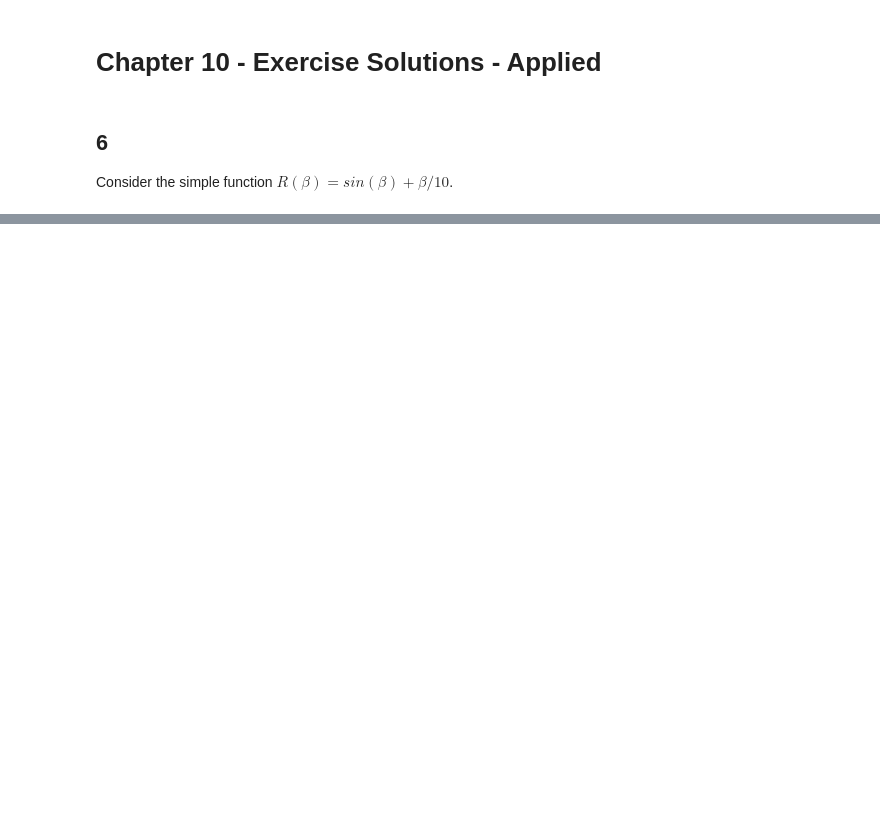
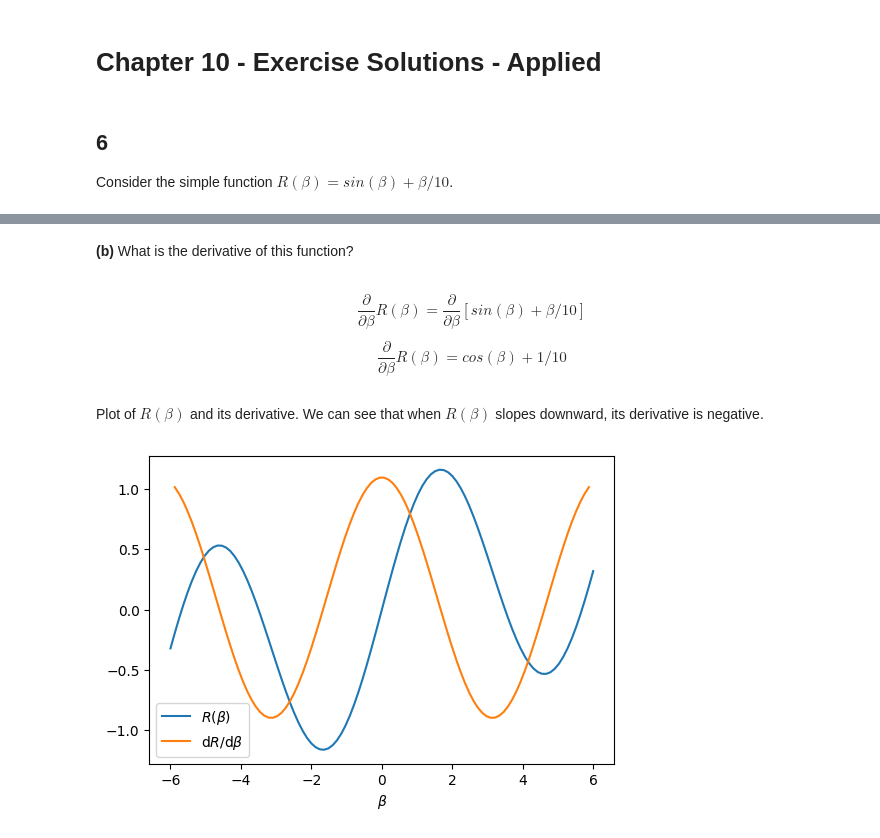
Before and after one commit to drwslv/StanfordOnline-Statistical-Learning, a Jupyter notebook: Ch10 Solutions Applied.ipynb, the cells around one changed output, grey strips where cells are left out. Saved outputs shown, nothing was run; the diff lists cells and outputs as text; code cells hidden in the pictures; blank space fills up the shorter version.

```diff
--- a/Ch10 Solutions Applied.ipynb
+++ b/Ch10 Solutions Applied.ipynb
@@ -29,0 +34,20 @@ fig, ax = subplots(1, 1, figsize=(6,6))
+# %% [markdown]
+**(b)** What is the derivative of this function?
+# %% [markdown]
+$$ \frac{\partial}{\partial \beta} R(\beta) = \frac{\partial}{\partial \beta} \left[ sin(\beta) + \beta/10 \right] $$
+
+$$ \frac{\partial}{\partial \beta} R(\beta) = cos(\beta) + 1/10  $$
+# %% [markdown]
+Plot of $R(\beta)$ and its derivative. We can see that when $R(\beta)$ slopes downward, its derivative is negative.
+# %%
+h = beta_series[1] - beta_series[0]
+dR_dbeta = np.full_like(beta_series, np.nan)
+dR_dbeta[1:-1] = (R_series[2:] - R_series[:-2]) / (2*h)
+
+fig, ax = subplots(1, 1, figsize=(6,4))
+ax.plot(beta_series, R_series, label=r'$R(\beta)$')
+ax.plot(beta_series, dR_dbeta, label=r'd$R$/d$\beta$')
+ax.set_xlabel(r'$\beta$')
+ax.legend();
+# %% [output]
+[figure, added]
```
Also changed, not shown: parts of 9 cells of this notebook.
